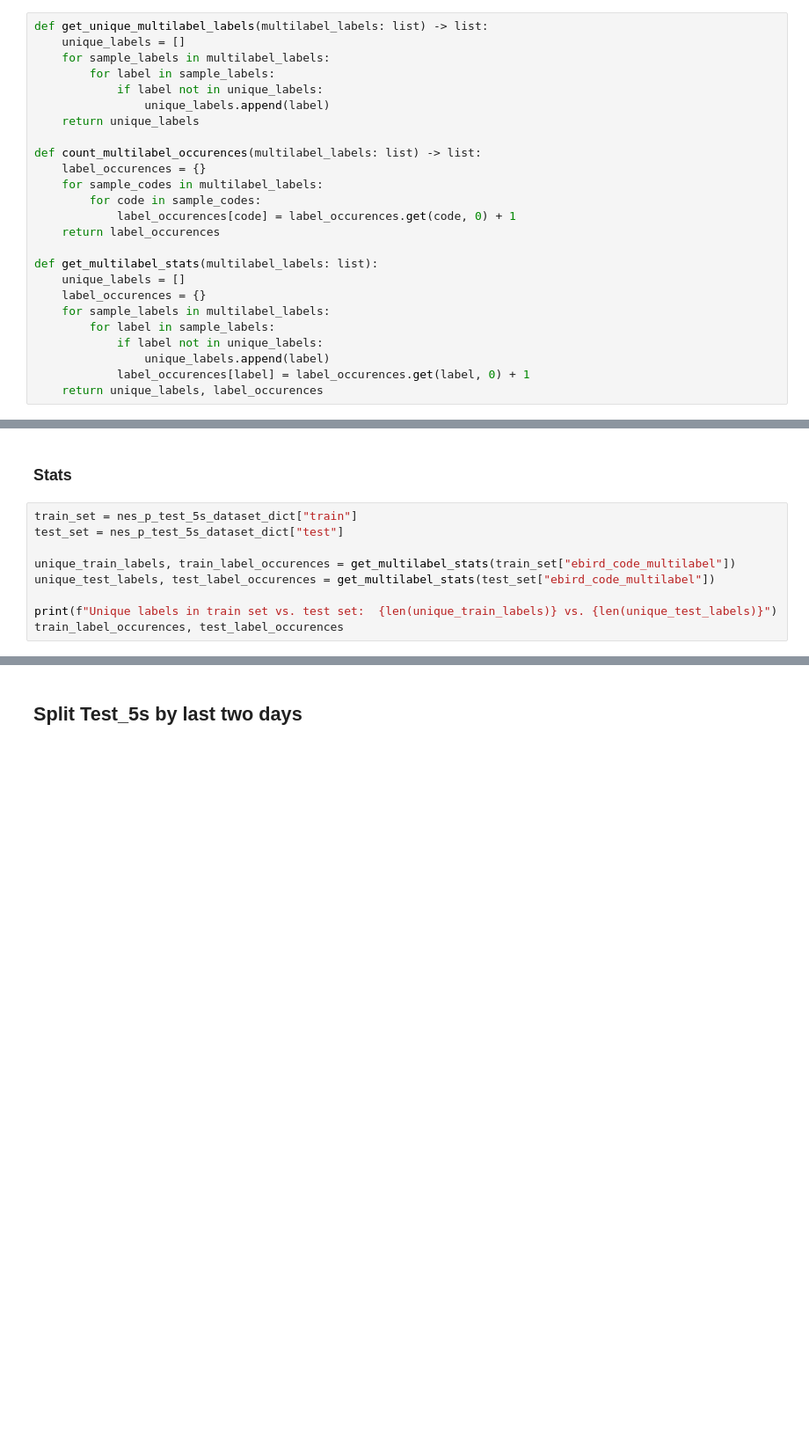
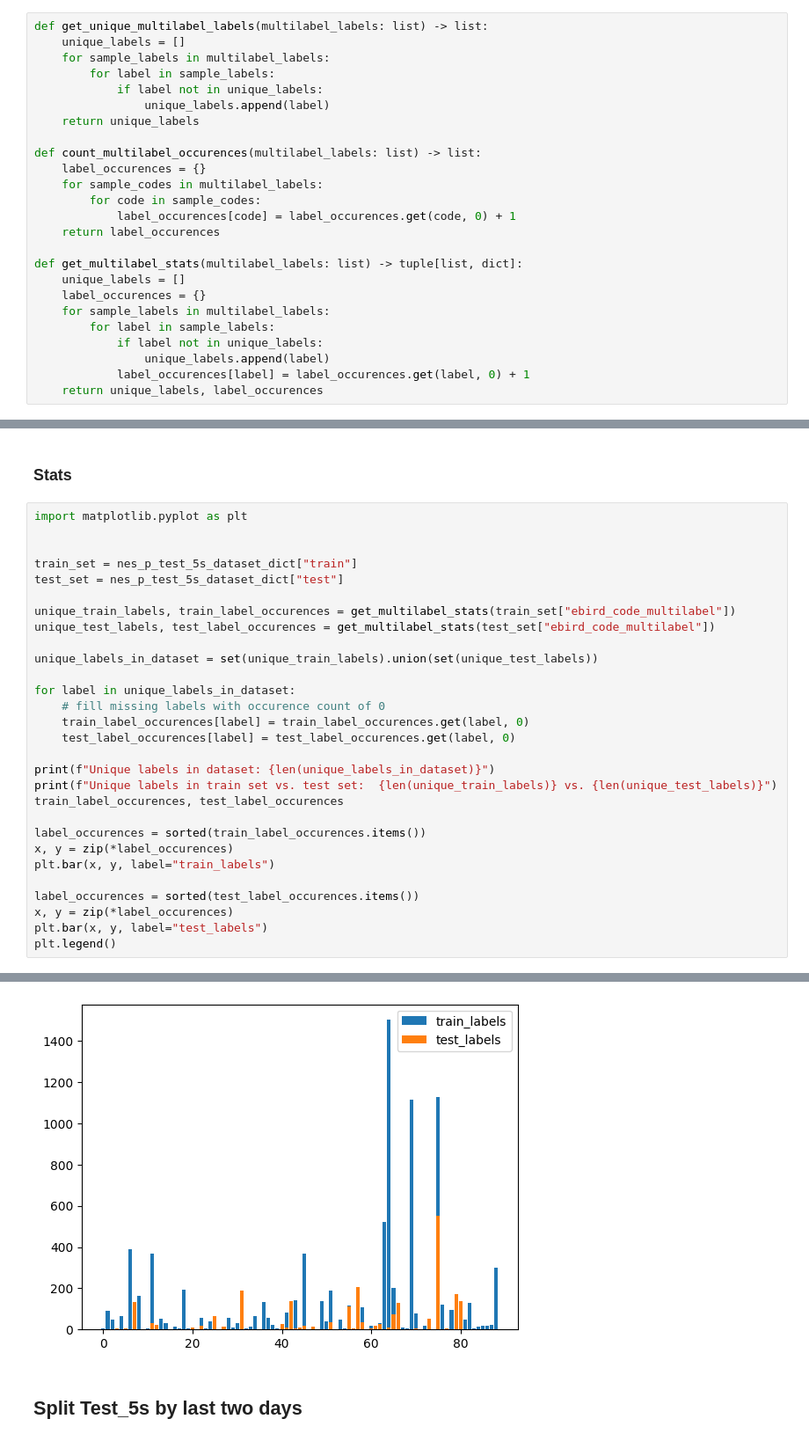
Before and after one commit to DBD-research-group/BirdSet, a Jupyter notebook: notebooks/playground/split_test_5s_data.ipynb, the cells around one changed output, grey strips where cells are left out. Shown: that part at 88% size. Saved outputs shown, nothing was run; the diff lists cells and outputs as text; blank space fills up the shorter version.

Commit message:
Add plot prototype

```diff
--- a/notebooks/playground/split_test_5s_data.ipynb
+++ b/notebooks/playground/split_test_5s_data.ipynb
@@ -35,7 +35,7 @@ def count_multilabel_occurences(multilabel_labels: list) -> list:
             label_occurences[code] = label_occurences.get(code, 0) + 1
     return label_occurences
 
-def get_multilabel_stats(multilabel_labels: list):
+def get_multilabel_stats(multilabel_labels: list) -> tuple[list, dict]:
     unique_labels = []
     label_occurences = {}
     for sample_labels in multilabel_labels:
@@ -173,12 +173,32 @@ CommitInfo(commit_url='https://huggingface.co/datasets/DBD-research-group/sounds
 # %% [markdown]
 ### Stats
 # %%
+import matplotlib.pyplot as plt
+
+
 train_set = nes_p_test_5s_dataset_dict["train"]
 test_set = nes_p_test_5s_dataset_dict["test"]
 
 unique_train_labels, train_label_occurences = get_multilabel_stats(train_set["ebird_code_multilabel"])
 unique_test_labels, test_label_occurences = get_multilabel_stats(test_set["ebird_code_multilabel"])
 
+unique_labels_in_dataset = set(unique_train_labels).union(set(unique_test_labels))
+
+for label in unique_labels_in_dataset:
+    # fill missing labels with occurence count of 0
+    train_label_occurences[label] = train_label_occurences.get(label, 0)
+    test_label_occurences[label] = test_label_occurences.get(label, 0)
+
+print(f"Unique labels in dataset: {len(unique_labels_in_dataset)}")
 print(f"Unique labels in train set vs. test set:  {len(unique_train_labels)} vs. {len(unique_test_labels)}")
 train_label_occurences, test_label_occurences
+
+label_occurences = sorted(train_label_occurences.items())
+x, y = zip(*label_occurences)
+plt.bar(x, y, label="train_labels")
+
+label_occurences = sorted(test_label_occurences.items())
+x, y = zip(*label_occurences)
+plt.bar(x, y, label="test_labels")
+plt.legend()
 # %% [output]
@@ -203,3 +208,4 @@ Unique labels in train set vs. test set:  80 vs. 45
+[figure, added]
 # %% [markdown]
 ## Split Test_5s by last two days
 # %%
```
Also changed, not shown: parts of 1 cell of this notebook.
